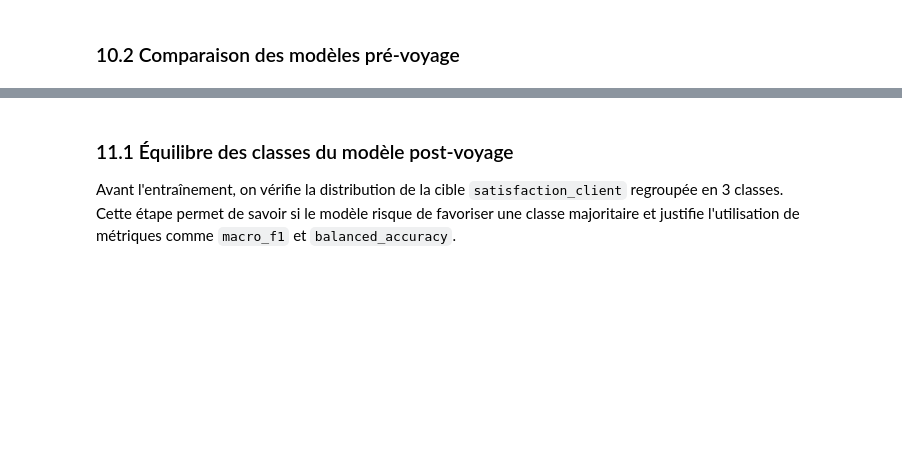
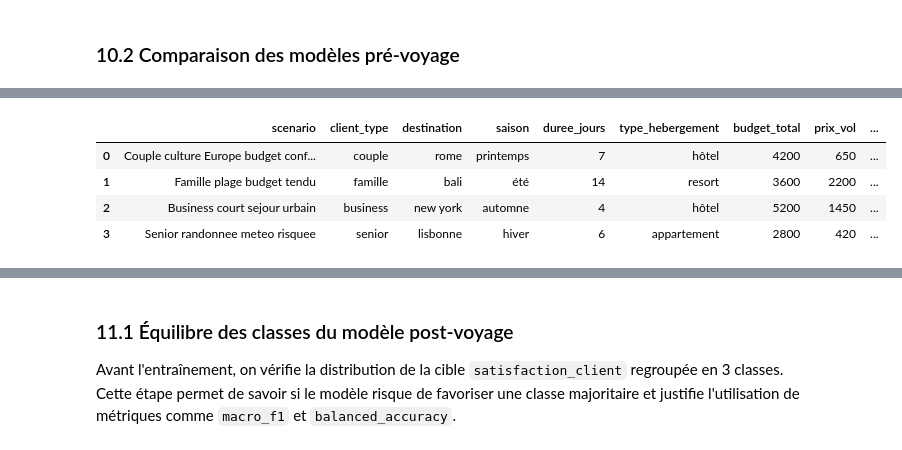
Before and after one commit to Mina-lgtm/projet_ia, a Jupyter notebook: notebooks/00_notebook_final_pre_post_voyage.ipynb, the cells around one changed output, grey strips where cells are left out. Saved outputs shown, nothing was run; the diff lists cells and outputs as text; code cells hidden in the pictures; blank space fills up the shorter version.

```diff
--- a/notebooks/00_notebook_final_pre_post_voyage.ipynb
+++ b/notebooks/00_notebook_final_pre_post_voyage.ipynb
@@ -2222,0 +2354,92 @@ Conclusion : le probl?me pr?-voyage ne vient pas principalement du manque de vol
+# %%
+voyages_types_pre = pd.DataFrame([
+    {
+        "scenario": "Couple culture Europe budget confortable",
+        "trip_id": 9001,
+        "client_type": "couple",
+        "budget_total": 4200,
+        "destination": "rome",
+        "saison": "printemps",
+        "duree_jours": 7,
+        "type_hebergement": "h\u00f4tel",
+        "prix_vol": 650,
+        "meteo_prevue": "ensoleill\u00e9",
+        "activite_principale": "culture",
+    },
+    {
+        "scenario": "Famille plage budget tendu",
+        "trip_id": 9002,
+        "client_type": "famille",
+        "budget_total": 3600,
+        "destination": "bali",
+        "saison": "\u00e9t\u00e9",
+        "duree_jours": 14,
+        "type_hebergement": "resort",
+        "prix_vol": 2200,
+        "meteo_prevue": "variable",
+        "activite_principale": "plage",
+    },
+    {
+        "scenario": "Business court sejour urbain",
+        "trip_id": 9003,
+        "client_type": "business",
+        "budget_total": 5200,
+        "destination": "new york",
+        "saison": "automne",
+        "duree_jours": 4,
+        "type_hebergement": "h\u00f4tel",
+        "prix_vol": 1450,
+        "meteo_prevue": "nuageux",
+        "activite_principale": "business",
+    },
+    {
+        "scenario": "Senior randonnee meteo risquee",
+        "trip_id": 9004,
+        "client_type": "senior",
+        "budget_total": 2800,
+        "destination": "lisbonne",
+        "saison": "hiver",
+        "duree_jours": 6,
+        "type_hebergement": "appartement",
+        "prix_vol": 420,
+        "meteo_prevue": "pluie",
+        "activite_principale": "randonn\u00e9e",
+    },
+])
+
+# Colonnes connues uniquement pendant ou apres le sejour : laissees vides pour respecter le cas pre-voyage.
+for column in ["satisfaction_client", "imprevus", "reorganisation_necessaire", "respect_budget", "retour_client"]:
+    voyages_types_pre[column] = np.nan
+
+voyages_types_pre_features = ajouter_features_base(voyages_types_pre)
+X_voyages_types_pre = voyages_types_pre_features.reindex(columns=feature_columns_pre)
+
+best_pre_pipeline = fitted_pre[best_pre_model_name]
+predictions_voyages_types_pre = best_pre_pipeline.predict(X_voyages_types_pre)
+
+resultats_voyages_types_pre = voyages_types_pre[[
+    "scenario",
+    "client_type",
+    "destination",
+    "saison",
+    "duree_jours",
+    "type_hebergement",
+    "budget_total",
+    "prix_vol",
+    "meteo_prevue",
+    "activite_principale",
+]
+].copy()
+
+resultats_voyages_types_pre["classe_predite"] = predictions_voyages_types_pre
+resultats_voyages_types_pre["libelle_prediction"] = resultats_voyages_types_pre["classe_predite"].map(libelles_satisfaction_3)
+
+if hasattr(best_pre_pipeline, "predict_proba"):
+    probabilites_pre = best_pre_pipeline.predict_proba(X_voyages_types_pre)
+    for class_index, class_label in enumerate(best_pre_pipeline.classes_):
+        libelle_classe = libelles_satisfaction_3.get(class_label, str(class_label))
+        resultats_voyages_types_pre[f"proba_{libelle_classe}"] = probabilites_pre[:, class_index].round(3)
+
+print("Modele pre-voyage teste :", best_pre_model_name)
+display(resultats_voyages_types_pre)
+# %% [output]
@@ -2222,0 +2447,5 @@ Conclusion : le probl?me pr?-voyage ne vient pas principalement du manque de vol
+|  | scenario | client_type | destination | saison | duree_jours | type_hebergement | budget_total | prix_vol | ... |
+| 0 | Couple culture Europe budget conf... | couple | rome | printemps | 7 | hôtel | 4200 | 650 | ... |
+| 1 | Famille plage budget tendu | famille | bali | été | 14 | resort | 3600 | 2200 | ... |
+| 2 | Business court sejour urbain | business | new york | automne | 4 | hôtel | 5200 | 1450 | ... |
+| 3 | Senior randonnee meteo risquee | senior | lisbonne | hiver | 6 | appartement | 2800 | 420 | ... |
```
Also changed, not shown: parts of 68 cells of this notebook.
